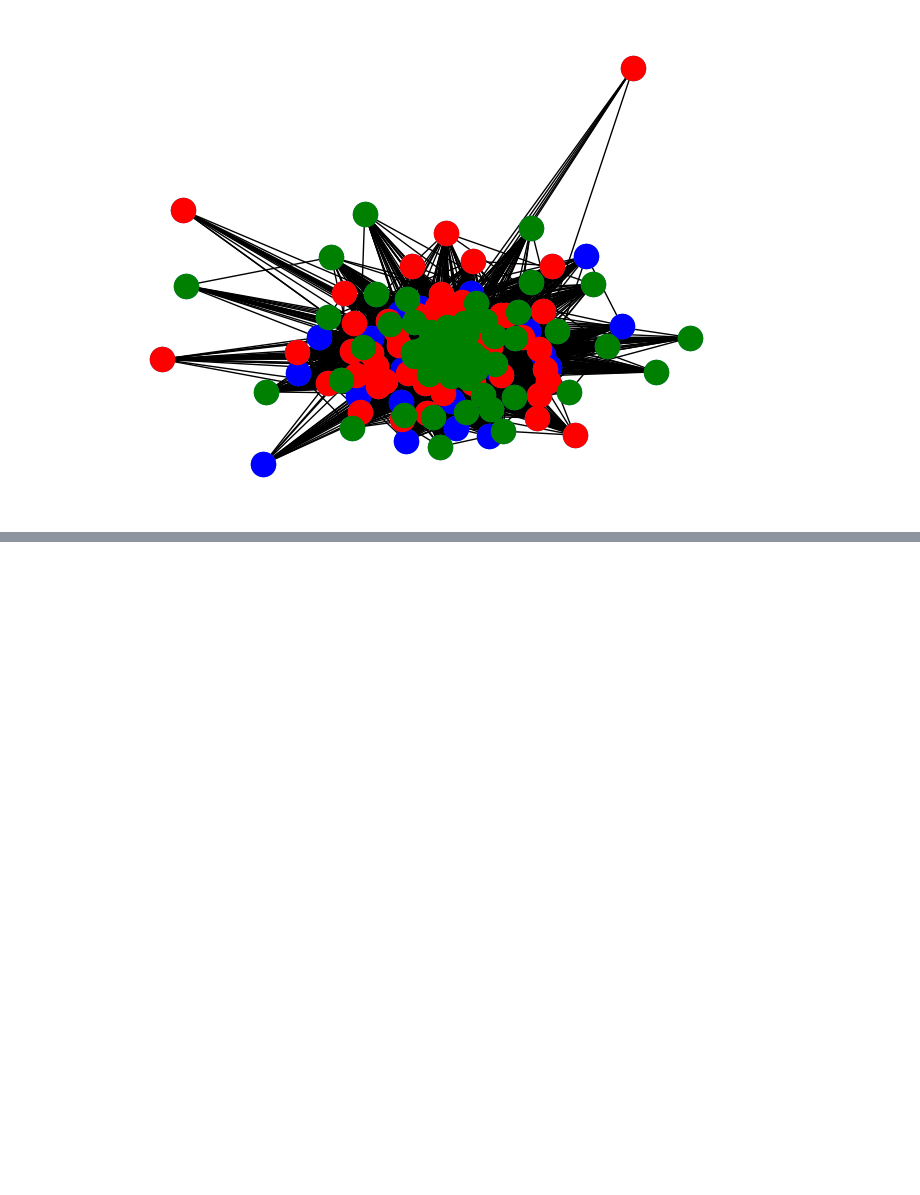
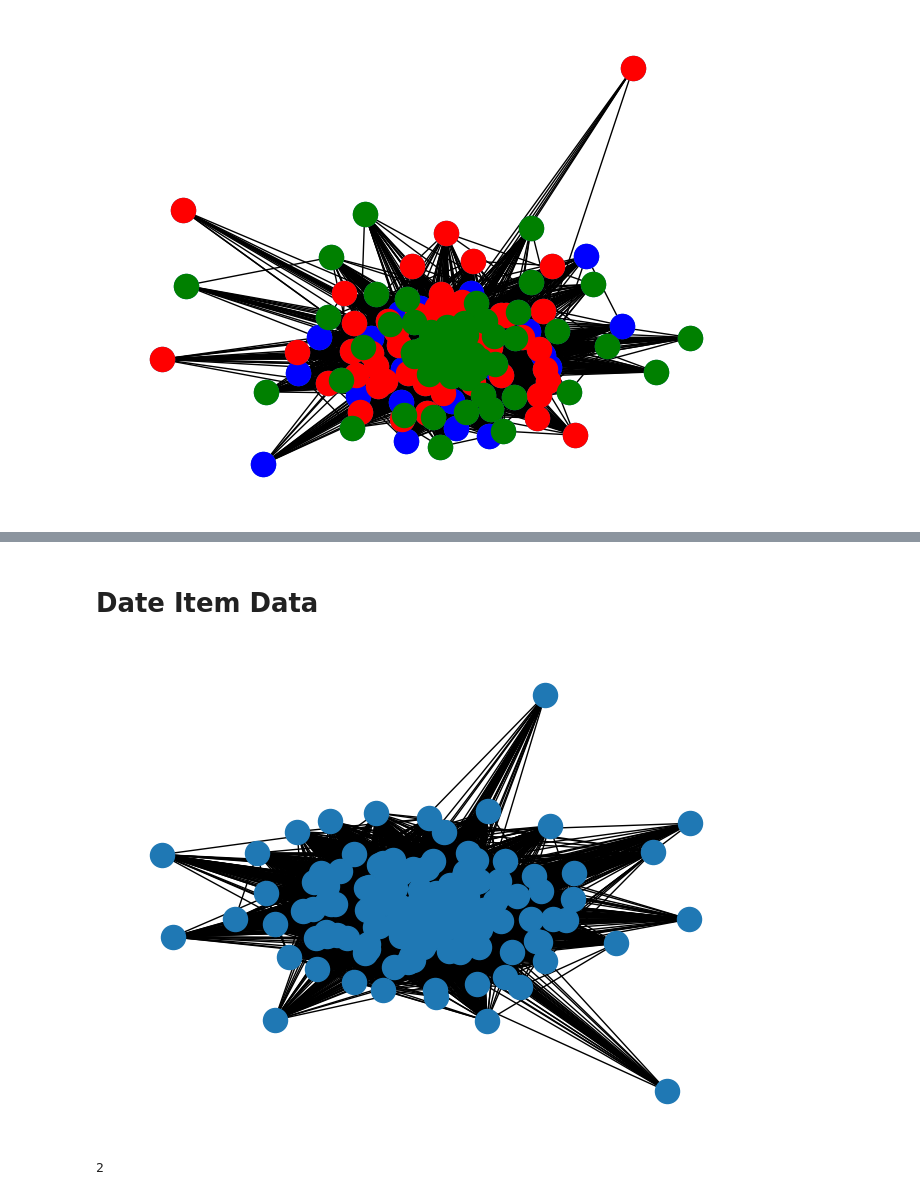
Before and after one commit to samuel-bazinet/grocery_network, a Jupyter notebook: grocery_network.ipynb, the cells around one changed output, grey strips where cells are left out. Drawn from its saved outputs; the diff is of its cells as text; code cells hidden in the pictures; blank space fills up the shorter version.

Commit message:
Tried new datasets

```diff
--- a/grocery_network.ipynb
+++ b/grocery_network.ipynb
@@ -99,0 +126,10 @@ nx.draw_networkx_nodes(G_i, pos_i, nodelist=louvain_comm_i[2], node_color='g')
+# %% [markdown]
+# Date Item Data
+# %%
+data_item_dataset = pd.read_csv('./processed_data_items_grocery_dataset.csv')
+# %%
+data_item_graph = nx.from_pandas_edgelist(data_item_dataset, 'source', 'dest', 'weight')
+# %%
+nx.draw(data_item_graph)
+# %% [output]
+[figure, added]
@@ -99,0 +138,4 @@ nx.draw_networkx_nodes(G_i, pos_i, nodelist=louvain_comm_i[2], node_color='g')
+# %%
+len(date_item_communities)
+# %% [output]
+2
```
Also changed, not shown: parts of 17 cells of this notebook, 3 other files.
